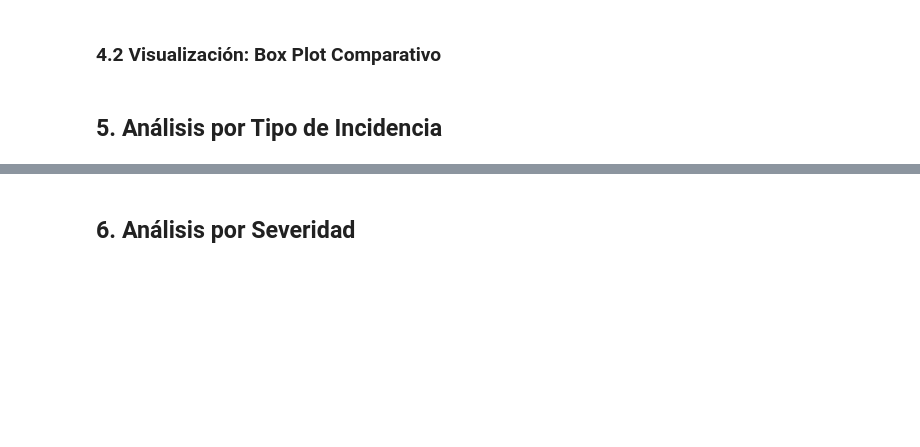
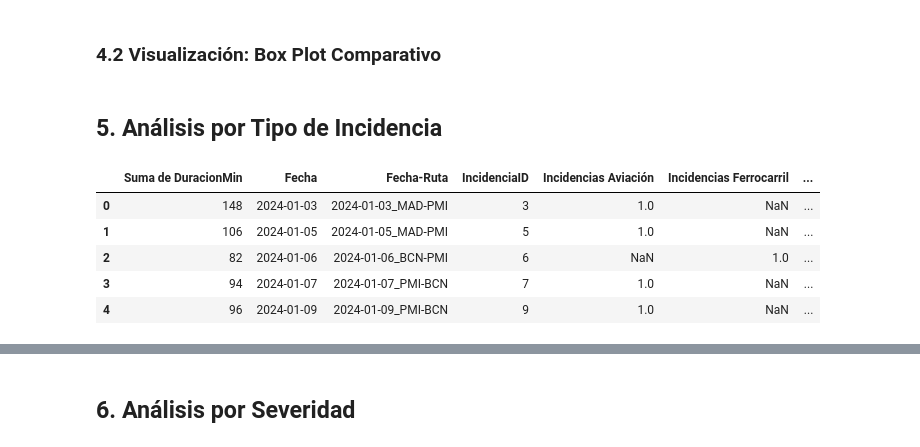
Before and after one commit to estevo97/Proyecto-Ventas-Incidencias, a Jupyter notebook: analysis/correlacion_impacto.ipynb, the cells around one changed output, grey strips where cells are left out. Drawn from its saved outputs; the diff is of its cells as text; code cells hidden in the pictures; blank space fills up the shorter version.

```diff
--- a/analysis/correlacion_impacto.ipynb
+++ b/analysis/correlacion_impacto.ipynb
@@ -42,25 +46,10 @@ print(f"Incidencias: {len(incidencias):,} registros")
 # %% [markdown]
 ## 2. Preparación: Agregación por Día
 # %%
-# Agregar ventas por día
 ventas_diarias = ventas.groupby('Fecha').agg({
-    'Ingresos': 'sum',
-    'VentaID': 'count'
-}).rename(columns={'VentaID': 'NumVentas'}).reset_index()
-
-# Agregar incidencias por día
-incidencias_diarias = incidencias.groupby('Fecha').agg({
-    'IncidenciaID': 'count',
-    'DuracionMin': 'sum'
-}).rename(columns={'IncidenciaID': 'NumIncidencias'}).reset_index()
-
-# Combinar ambas tablas
-df_diario = ventas_diarias.merge(incidencias_diarias, on='Fecha', how='left')
-df_diario['NumIncidencias'] = df_diario['NumIncidencias'].fillna(0)
-df_diario['DuracionMin'] = df_diario['DuracionMin'].fillna(0)
-df_diario['TieneIncidencia'] = (df_diario['NumIncidencias'] > 0).astype(int)
-
-print(f"Total días analizados: {len(df_diario)}")
-print(f"Días con incidencias: {df_diario['TieneIncidencia'].sum()}")
-print(f"Días sin incidencias: {(1-df_diario['TieneIncidencia']).sum()}")
-df_diario.head()
+    'Suma de IngresosFila': 'sum',
+    'TicketID': pd.Series.nunique # funcion de agregacion para contar tickets unicos
+}).rename(columns={
+    'Suma de IngresosFila': 'Ingresos',
+    'TicketID': 'Tickets'
+}).reset_index()
@@ -234,0 +295,9 @@ fig.show()
+# %%
+df_tipo.head()
+# %% [output]
+|  | Suma de DuracionMin | Fecha | Fecha-Ruta | IncidenciaID | Incidencias Aviación | Incidencias Ferrocarril | ... |
+| 0 | 148 | 2024-01-03 | 2024-01-03_MAD-PMI | 3 | 1.0 | NaN | ... |
+| 1 | 106 | 2024-01-05 | 2024-01-05_MAD-PMI | 5 | 1.0 | NaN | ... |
+| 2 | 82 | 2024-01-06 | 2024-01-06_BCN-PMI | 6 | NaN | 1.0 | ... |
+| 3 | 94 | 2024-01-07 | 2024-01-07_PMI-BCN | 7 | 1.0 | NaN | ... |
+| 4 | 96 | 2024-01-09 | 2024-01-09_PMI-BCN | 9 | 1.0 | NaN | ... |
```
Also changed, not shown: parts of 14 cells of this notebook, 5 other files.
